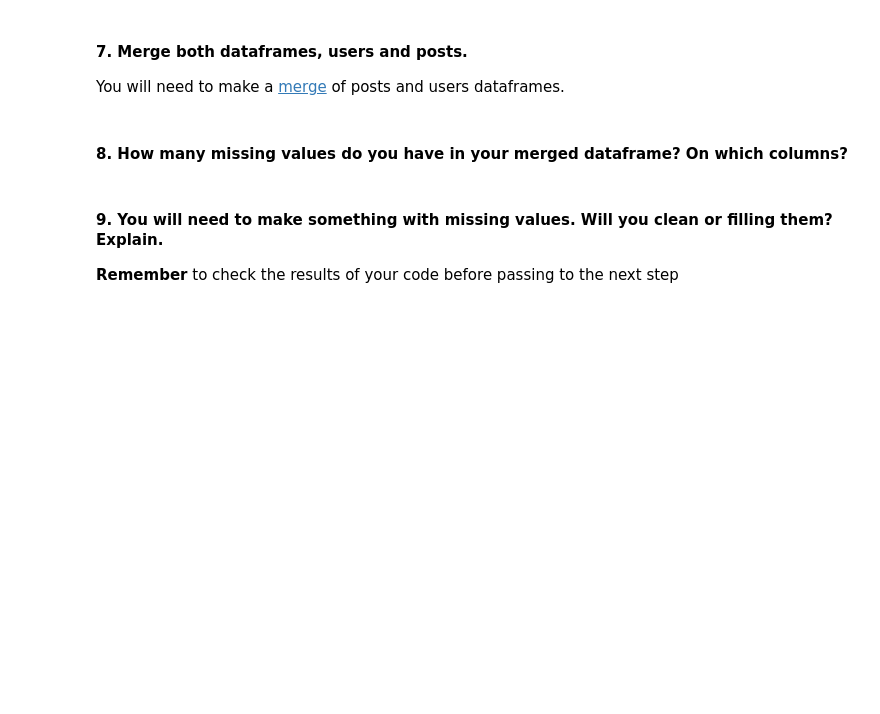
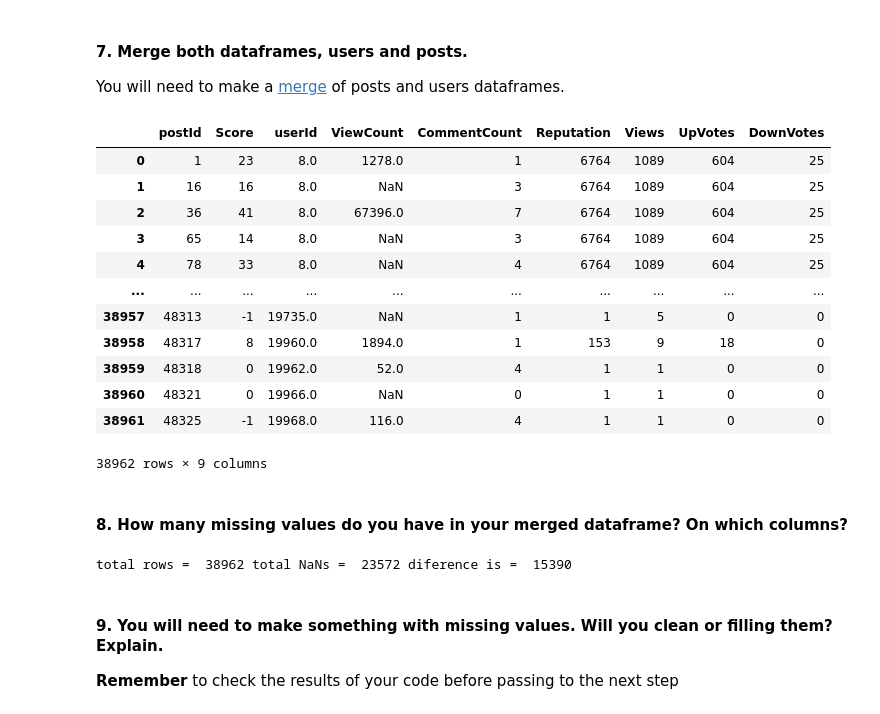
Before and after one commit to ta-data-lis/lab-data-cleaning, a Jupyter notebook: your-code/main.ipynb, the cells around one changed output. Drawn from its saved outputs; the diff is of its cells as text; code cells hidden in the pictures; blank space fills up the shorter version.

```diff
--- a/your-code/main.ipynb
+++ b/your-code/main.ipynb
@@ -7,2 +21,5 @@
 # %% [markdown]
 #### 4. Import posts table:
+# %%
+posts = pd.read_csv('posts_table.csv')
+posts.head(5)
@@ -9,2 +34,5 @@
 # %% [markdown]
 #### 5. Rename Id column to postId and OwnerUserId to userId
+# %%
+posts.rename(columns = {'Id':'postId', 'OwnerUserId':'userId'}, inplace = True)
+posts.head(5)
@@ -12,3 +48,6 @@
 #### 6. Define new dataframes for users and posts with the following selected columns:
     **users columns**: userId, Reputation,Views,UpVotes,DownVotes
     **posts columns**: postId, Score,userId,ViewCount,CommentCount
+# %%
+u_short = users[['userId', 'Reputation','Views','UpVotes','DownVotes']]
+u_short
@@ -14,0 +68,3 @@
+# %%
+p_short = posts[['postId', 'Score', 'userId', 'ViewCount' ,'CommentCount']]
+p_short
@@ -15,8 +85,30 @@
 # %% [markdown]
 #### 7. Merge both dataframes, users and posts.
 You will need to make a [merge](https://pandas.pydata.org/pandas-docs/stable/generated/pandas.DataFrame.merge.html) of posts and users dataframes.
+# %%
+new = p_short.merge(u_short, left_on='userId', right_on='userId')
+new
+# %% [output]
+|  | postId | Score | userId | ViewCount | CommentCount | Reputation | Views | UpVotes | DownVotes |
+| 0 | 1 | 23 | 8.0 | 1278.0 | 1 | 6764 | 1089 | 604 | 25 |
+| 1 | 16 | 16 | 8.0 | NaN | 3 | 6764 | 1089 | 604 | 25 |
+| 2 | 36 | 41 | 8.0 | 67396.0 | 7 | 6764 | 1089 | 604 | 25 |
+| 3 | 65 | 14 | 8.0 | NaN | 3 | 6764 | 1089 | 604 | 25 |
+| 4 | 78 | 33 | 8.0 | NaN | 4 | 6764 | 1089 | 604 | 25 |
+| ... | ... | ... | ... | ... | ... | ... | ... | ... | ... |
+| 38957 | 48313 | -1 | 19735.0 | NaN | 1 | 1 | 5 | 0 | 0 |
+| 38958 | 48317 | 8 | 19960.0 | 1894.0 | 1 | 153 | 9 | 18 | 0 |
+| 38959 | 48318 | 0 | 19962.0 | 52.0 | 4 | 1 | 1 | 0 | 0 |
+| 38960 | 48321 | 0 | 19966.0 | NaN | 0 | 1 | 1 | 0 | 0 |
+| 38961 | 48325 | -1 | 19968.0 | 116.0 | 4 | 1 | 1 | 0 | 0 |
+38962 rows × 9 columns
 # %% [markdown]
 #### 8. How many missing values do you have in your merged dataframe? On which columns?
+# %%
+nans = new.isnull().sum(axis = 0).sort_values(ascending=False).sum()
+print( 'total rows = ', len(new), 'total NaNs = ', nans, 'diference is = ', len(new) - nans)
+# %% [output]
+total rows =  38962 total NaNs =  23572 diference is =  15390
 # %% [markdown]
 #### 9. You will need to make something with missing values.  Will you clean or filling them? Explain.
 **Remember** to check the results of your code before passing to the next step
```
Also changed, not shown: parts of 10 cells of this notebook.
